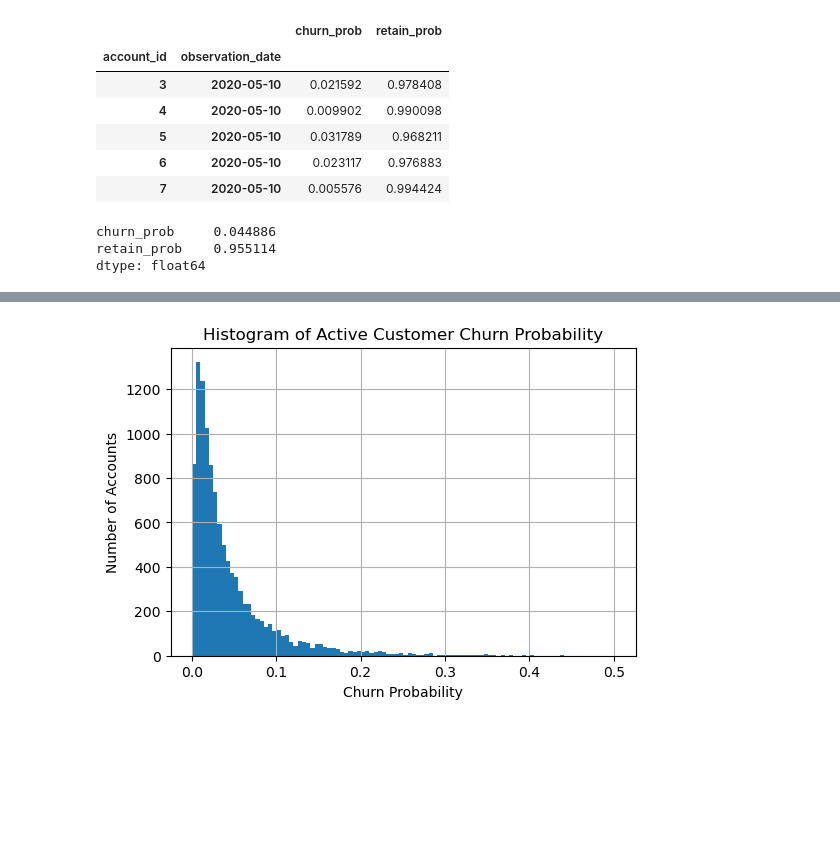
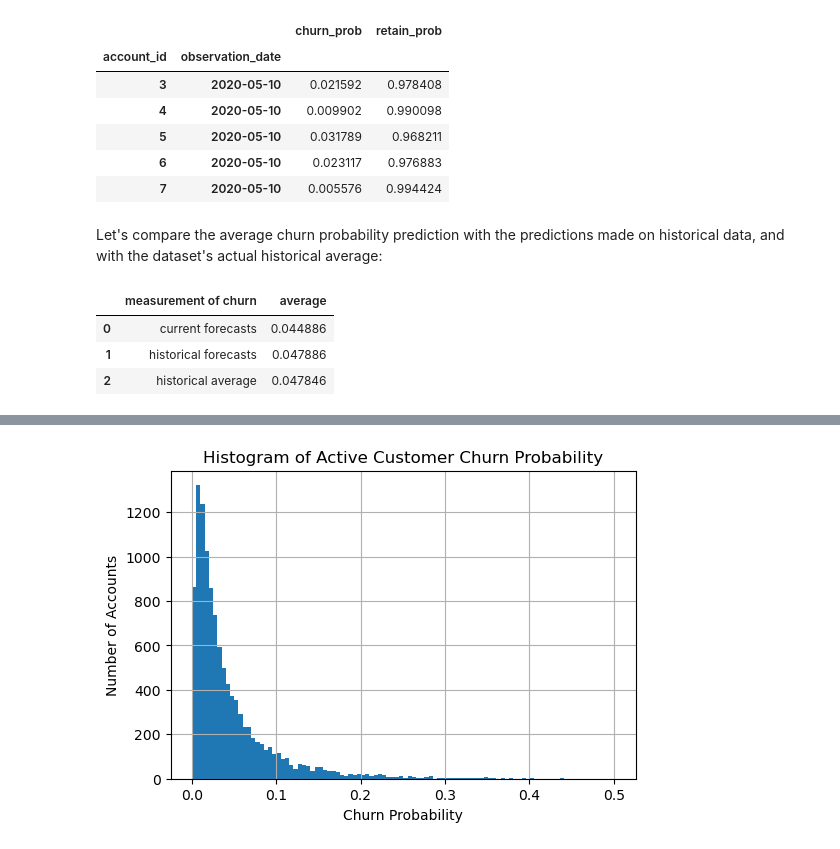
Before and after one commit to richhuwtaylor/fighting-churn, a Jupyter notebook: part3/forecast-churn/forecast-current-customers.ipynb, the cells around one changed output, grey strips where cells are left out. Cells and saved outputs as stored; diff of their text form; code cells hidden in the pictures; blank space fills up the shorter version.

```diff
--- a/part3/forecast-churn/forecast-current-customers.ipynb
+++ b/part3/forecast-churn/forecast-current-customers.ipynb
@@ -53,10 +53,27 @@ predict_df.head()
 | 5 | 2020-05-10 | 0.031789 | 0.968211 |
 | 6 | 2020-05-10 | 0.023117 | 0.976883 |
 | 7 | 2020-05-10 | 0.005576 | 0.994424 |
-# %%
-predict_df[['churn_prob', 'retain_prob']].mean()
-# %% [output]
-churn_prob     0.044886
-retain_prob    0.955114
-dtype: float64
+# %% [markdown]
+Let's compare the average churn probability prediction with the predictions made on historical data, and with the dataset's actual historical average:
+# %%
+# Grab the current customer average predicted churn
+current_predict_mean = predict_df['churn_prob'].mean()
+
+# Grab the historical average predicted churn
+historical_predictions_df = pd.read_csv('../../output/socialnet7_dataset2_predictions.csv')
+historical_predict_mean = historical_predictions_df['churn_prob'].mean()
+
+# Grab the actual dataset summary stat for churn
+summary_stats_df = pd.read_csv('../../output/socialnet7_dataset2_summarystats.csv')
+historical_mean = summary_stats_df.loc[summary_stats_df.iloc[:, 0] == 'is_churn']['mean'][0]
+
+churns_df = pd.DataFrame({'measurement of churn': ['current forecasts', 'historical forecasts', 'historical average'],
+                          'average': [current_predict_mean, historical_predict_mean, historical_mean]})
+
+churns_df
+# %% [output]
+|  | measurement of churn | average |
+| 0 | current forecasts | 0.044886 |
+| 1 | historical forecasts | 0.047886 |
+| 2 | historical average | 0.047846 |
 # %% [markdown]
```
Also changed, not shown: parts of 4 cells of this notebook, 1 other file.
